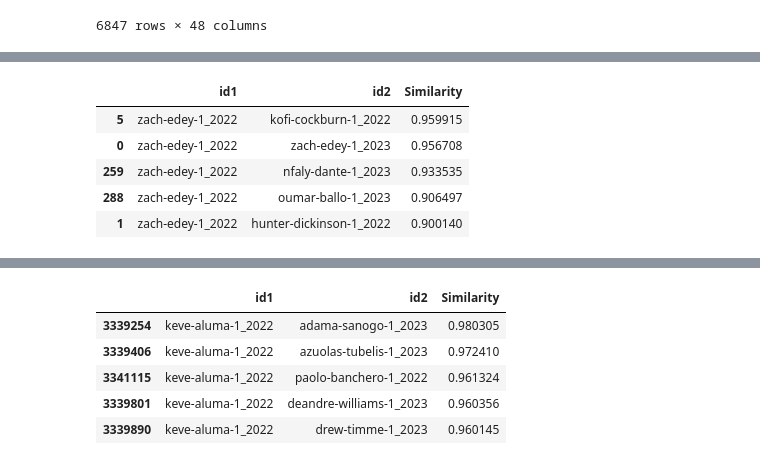
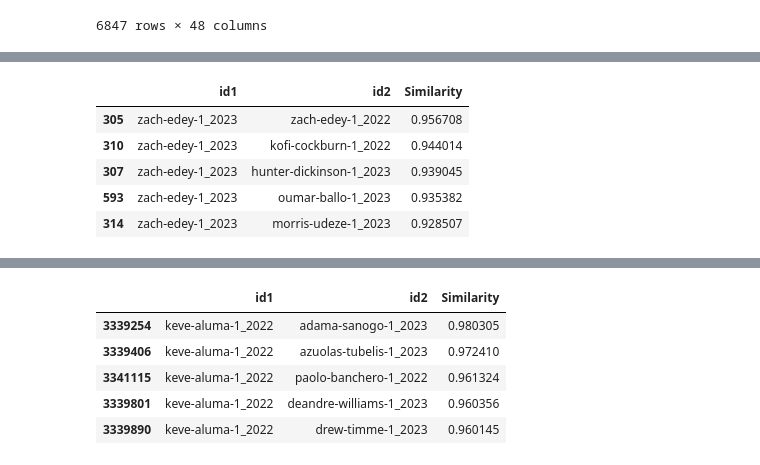
Before and after one commit to zainhoda1/Capstone-project, a Jupyter notebook: Analysis files/player_similarity.ipynb, the cells around one changed output, grey strips where cells are left out. Saved outputs shown, nothing was run; the diff lists cells and outputs as text; code cells hidden in the pictures.

```diff
--- a/Analysis files/player_similarity.ipynb
+++ b/Analysis files/player_similarity.ipynb
@@ -194,5 +196,7 @@ def cosine(v1, v2, cols):
 
 #print(cosine(c, d, c.columns))
 #matrix = pd.DataFrame()
+# %%
+df_std = df_std.drop(['Pos'], axis=1)
 # %%
 
@@ -225,8 +247,11 @@ def cosine(v1, v2, cols):
 # %%
 from scipy import spatial
-a_list = list(df_c['Player_Year'].unique())
-b_list = a_list
+# a_list = list(df_c['Player_Year'].unique())
+# b_list = a_list
+a_list = ['zach-edey-1_2022', 'zach-edey-1_2023', 'hunter-dickinson-1_2022', 'hunter-dickinson-1_2023']
+ #         'jake-stephens-1_2022', 'tre-mitchell-1_2022', 'tre-mitchell-1_2023']
 
+b_list = list(df_c['Player_Year'].unique())
 #print(type(a_list))
 matrix = {'id1': [], 'id2': [], 'Similarity': []}
 for id1 in a_list:
@@ -240,7 +265,7 @@ for id1 in a_list:
     v2 = v2.drop('Player_Year', axis=1)
     matrix['id1'].append(id1)
     matrix['id2'].append(id2)
-    matrix['Similarity'].append(1-spatial.distance.cosine(v1.iloc[0], v2.iloc[0]))
+    #matrix['Similarity'].append(1-spatial.distance.cosine(v1.iloc[0], v2.iloc[0]))
     #v1.columns
     #= matrix{'id1':id1, 'id2':id2, 'similarity':cosine(v1,v2, v1.columns)}]))
 
@@ -283,16 +333,16 @@ sim_matrix_c.to_csv("Similarity_Matrix_Centers.csv")
 # %%
-sim_matrix_c[sim_matrix_c['id1']=='zach-edey-1_2022'].sort_values('Similarity', ascending=False).head(5)
+sim_matrix_c[sim_matrix_c['id1']=='zach-edey-1_2023'].sort_values('Similarity', ascending=False).head(5)
 
 #sim_matrix_c[sim_matrix_c['id1']=='hunter-dickinson-1_2022'].sort_values('Similarity', ascending=False).head(5)
 
 #sim_matrix_c[sim_matrix_c['id1']=='zeke-richards-1_2022'].sort_values('Similarity', ascending=False).head(5)
 # %% [output]
 |  | id1 | id2 | Similarity |
-| 5 | zach-edey-1_2022 | kofi-cockburn-1_2022 | 0.959915 |
-| 0 | zach-edey-1_2022 | zach-edey-1_2023 | 0.956708 |
-| 259 | zach-edey-1_2022 | nfaly-dante-1_2023 | 0.933535 |
-| 288 | zach-edey-1_2022 | oumar-ballo-1_2023 | 0.906497 |
-| 1 | zach-edey-1_2022 | hunter-dickinson-1_2022 | 0.900140 |
+| 305 | zach-edey-1_2023 | zach-edey-1_2022 | 0.956708 |
+| 310 | zach-edey-1_2023 | kofi-cockburn-1_2022 | 0.944014 |
+| 307 | zach-edey-1_2023 | hunter-dickinson-1_2023 | 0.939045 |
+| 593 | zach-edey-1_2023 | oumar-ballo-1_2023 | 0.935382 |
+| 314 | zach-edey-1_2023 | morris-udeze-1_2023 | 0.928507 |
 # %%
 from scipy import spatial
 df_f = df_f.sort_values('Player_Year')
```
Also changed, not shown: parts of 9 cells of this notebook.
